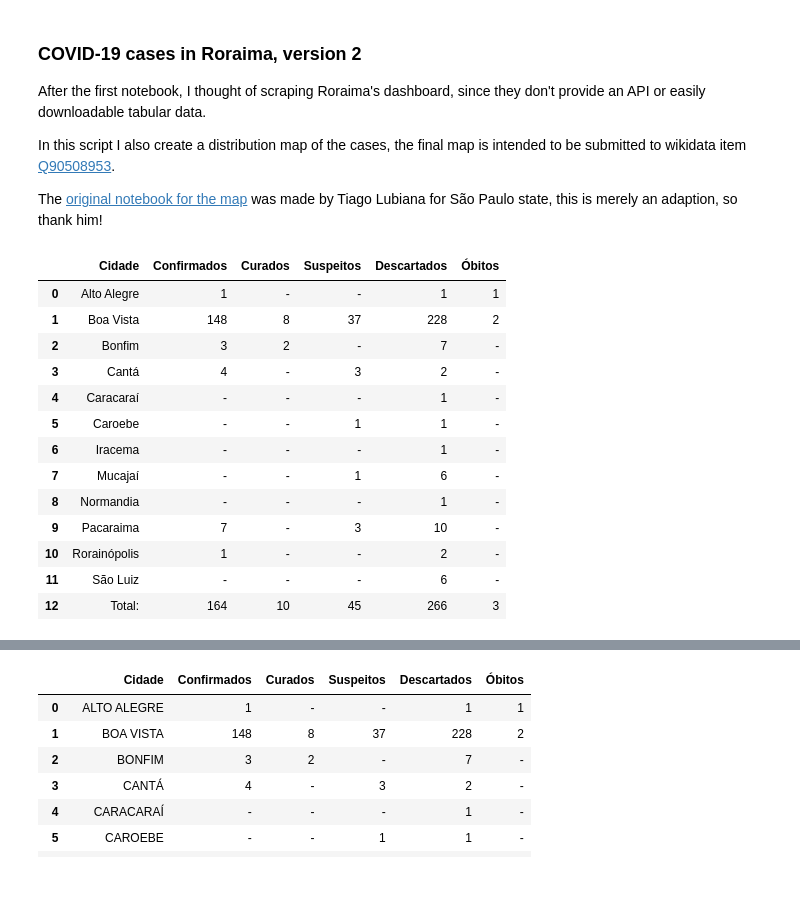
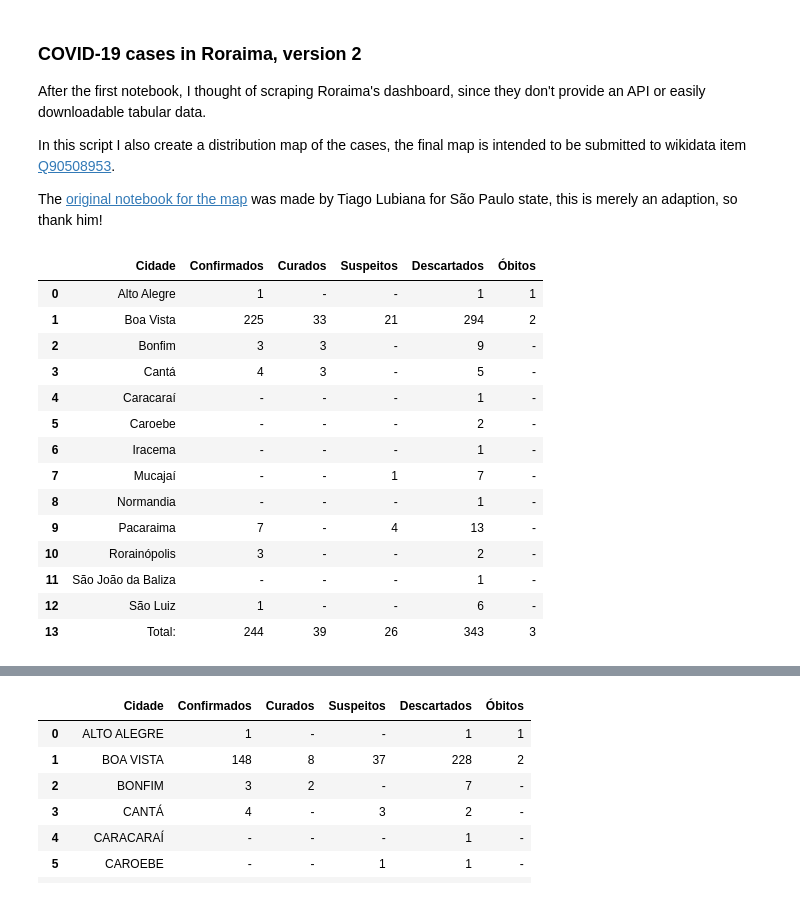
Before and after one commit to lubianat/wikidata_covid19, a Jupyter notebook: sandbox/distribution_maps/old_notebooks/mapa_rr.ipynb, the cells around one changed output, grey strips where cells are left out. Drawn from its saved outputs; the diff is of its cells as text; code cells hidden in the pictures.

```diff
--- a/sandbox/distribution_maps/mapa_rr.ipynb
+++ b/sandbox/distribution_maps/old_notebooks/mapa_rr.ipynb
@@ -20,19 +20,19 @@ soup = BS(response.content, "html.parser")
 html_table = soup.find('table', {'role': 'grid'})
 # %%
 roraima = pd.read_html(str(html_table))[0]
-roraima
 # %% [output]
 |  | Cidade | Confirmados | Curados | Suspeitos | Descartados | Óbitos |
 | 0 | Alto Alegre | 1 | - | - | 1 | 1 |
-| 1 | Boa Vista | 148 | 8 | 37 | 228 | 2 |
-| 2 | Bonfim | 3 | 2 | - | 7 | - |
-| 3 | Cantá | 4 | - | 3 | 2 | - |
+| 1 | Boa Vista | 225 | 33 | 21 | 294 | 2 |
+| 2 | Bonfim | 3 | 3 | - | 9 | - |
+| 3 | Cantá | 4 | 3 | - | 5 | - |
 | 4 | Caracaraí | - | - | - | 1 | - |
-| 5 | Caroebe | - | - | 1 | 1 | - |
+| 5 | Caroebe | - | - | - | 2 | - |
 | 6 | Iracema | - | - | - | 1 | - |
-| 7 | Mucajaí | - | - | 1 | 6 | - |
+| 7 | Mucajaí | - | - | 1 | 7 | - |
 | 8 | Normandia | - | - | - | 1 | - |
-| 9 | Pacaraima | 7 | - | 3 | 10 | - |
-| 10 | Rorainópolis | 1 | - | - | 2 | - |
-| 11 | São Luiz | - | - | - | 6 | - |
-| 12 | Total: | 164 | 10 | 45 | 266 | 3 |
+| 9 | Pacaraima | 7 | - | 4 | 13 | - |
+| 10 | Rorainópolis | 3 | - | - | 2 | - |
+| 11 | São João da Baliza | - | - | - | 1 | - |
+| 12 | São Luiz | 1 | - | - | 6 | - |
+| 13 | Total: | 244 | 39 | 26 | 343 | 3 |
```
Also changed, not shown: parts of 1 cell of this notebook, 2 other files.
